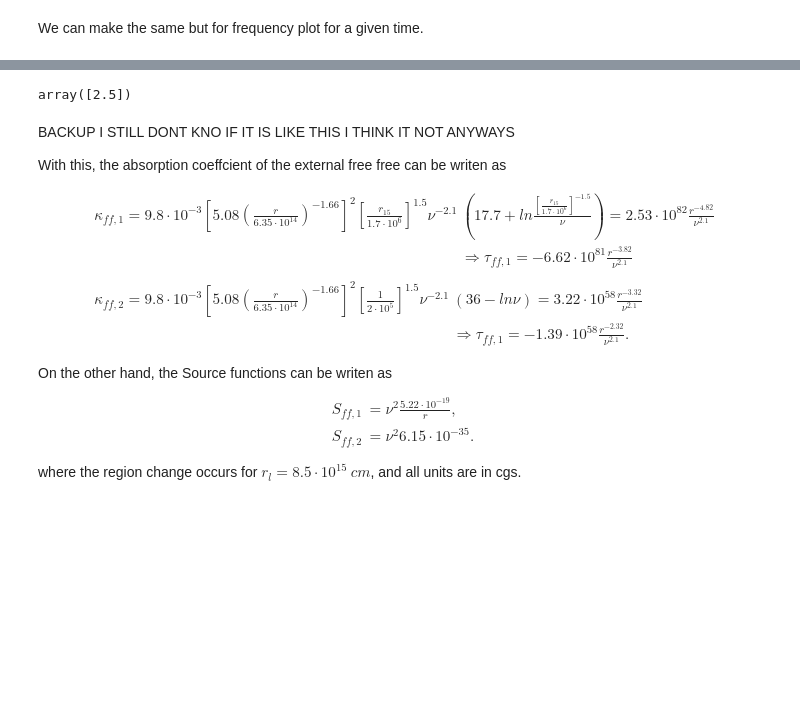
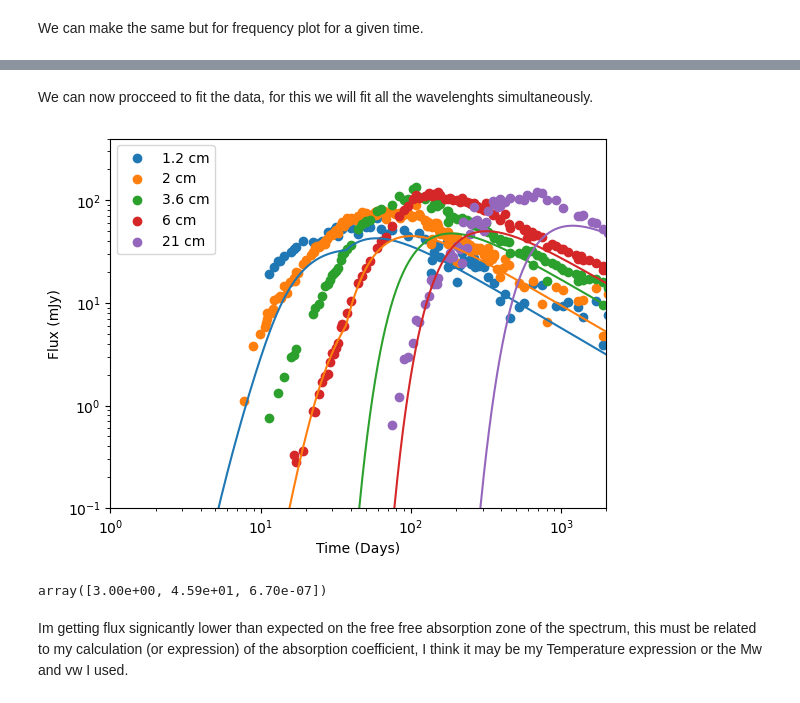
Before and after one commit to Camachoadri/JAEICU2024, a Jupyter notebook: Supernova SN1993J/SN1993J_Synchrotron.ipynb, the cells around one changed output, grey strips where cells are left out. Drawn from its saved outputs; the diff is of its cells as text; code cells hidden in the pictures; blank space fills up the shorter version.

```diff
--- a/Supernova SN1993J/SN1993J_Synchrotron.ipynb
+++ b/Supernova SN1993J/SN1993J_Synchrotron.ipynb
@@ -586,28 +571,2 @@ wavelenghttofreq(2*u.cm).value
-# %%
-Te
-# %% [output]
-array([2.5])
-# %% [markdown]
- BACKUP I STILL DONT KNO IF IT IS LIKE THIS I THINK IT NOT ANYWAYS
-
-With this, the absorption coeffcient of the external free free can be writen as
-$$
-    \begin{aligned}
-        &\begin{aligned}
-         \kappa_{ff,1}= 9.8 \cdot 10^{-3}\left[5.08\left(\frac{r}{6.35\cdot 10^{14} }\right)^{-1.66} \right]^2 \left[\frac{r_{15}}{1.7\cdot 10^6 }\right]^{1.5}\nu^{-2.1}&\left( 17.7 +  ln\frac{\left[\frac{r_{15}}{1.7\cdot 10^6}\right]^{-1.5}}{\nu} \right) = 2.53 \cdot 10^{82} \frac{r^{-4.82}}{\nu^{2.1}}\\
-         &\Longrightarrow \tau_{ff,1}= -6.62 \cdot 10^{81} \frac{r^{-3.82}}{\nu^{2.1}}
-        \end{aligned} \\
-        &\begin{aligned}
-        \kappa_{ff,2}= 9.8 \cdot 10^{-3}\left[5.08\left(\frac{r}{6.35\cdot 10^{14} }\right)^{-1.66} \right]^2 \left[\frac{1}{2 \cdot 10^{5} }\right]^{1.5} \nu^{-2.1}&\left( 36 -ln \nu \right)= 3.22 \cdot 10^{58} \frac{r^{-3.32}}{\nu^{2.1}}\\
-        &\Longrightarrow \tau_{ff,1}= -1.39 \cdot 10^{58} \frac{r^{-2.32}}{\nu^{2.1}}.
-        \end{aligned}
-    \end{aligned}
-$$
-On the other hand, the Source functions can be writen as
-$$
-    \begin{aligned}
-        S_{ff,1}&= \nu^2 \frac{5.22 \cdot 10^{-19}}{r}, \\
-        S_{ff,2}&= \nu^2 6.15\cdot 10^{-35}.
-    \end{aligned}
-$$
-where the region change occurs for $r_l= 8.5 \cdot 10^{15}~cm$, and all units are in cgs.
+# %% [markdown]
+We can now procceed to fit the data, for this we will fit all the wavelenghts simultaneously.
@@ -613,0 +595,40 @@ where the region change occurs for $r_l= 8.5 \cdot 10^{15}~cm$, and all units ar
+# %%
+time=[]
+FluxDens=[]
+frequency=[]
+for i in np.arange(0, len(data)):
+    time.append(data[1][1].Days)
+    FluxDens.append(data[1][1].Flux)
+    frequency.append(float(wavelenghttofreq(data_2[0]*u.cm).cgs.value))
+
+frequencies=np.array(frequency)
+params0 = (p, B0, N0)
+args = (time, FluxDens, frequencies, d, r0, time0)
+result = scipy.optimize.leastsq(leastsq_function, params0, args=args)
+# %%
+for i in np.arange(0,len(data)):
+    x= data[i][1].Days
+    y=data[i][1].Flux
+
+    F1= 1e3*FluxatT(t, time0, wavelenghttofreq(float(data[i][0])*u.cm).cgs.value, result[0][0], result[0][1], result[0][2]
+                    , d, r0) #The data is in mJy
+    plt.plot(t,F1)
+    plt.scatter(x,y, label=f'{data[i][0]} cm')
+
+
+plt.xscale("log")
+plt.yscale("log")
+plt.ylim(0.1,400)
+plt.xlim(1,2000)
+plt.ylabel("Flux (mJy)")
+plt.xlabel("Time (Days)")
+plt.legend()
+plt.show()
+# %% [output]
+[figure, added]
+# %%
+result[0]
+# %% [output]
+array([3.00e+00, 4.59e+01, 6.70e-07])
+# %% [markdown]
+Im getting flux signicantly lower than expected on the free free absorption zone of the spectrum, this must be related to my calculation (or expression) of the absorption coefficient, I think it may be my Temperature expression or the Mw and vw I used.
```
Also changed, not shown: parts of 16 cells of this notebook.
